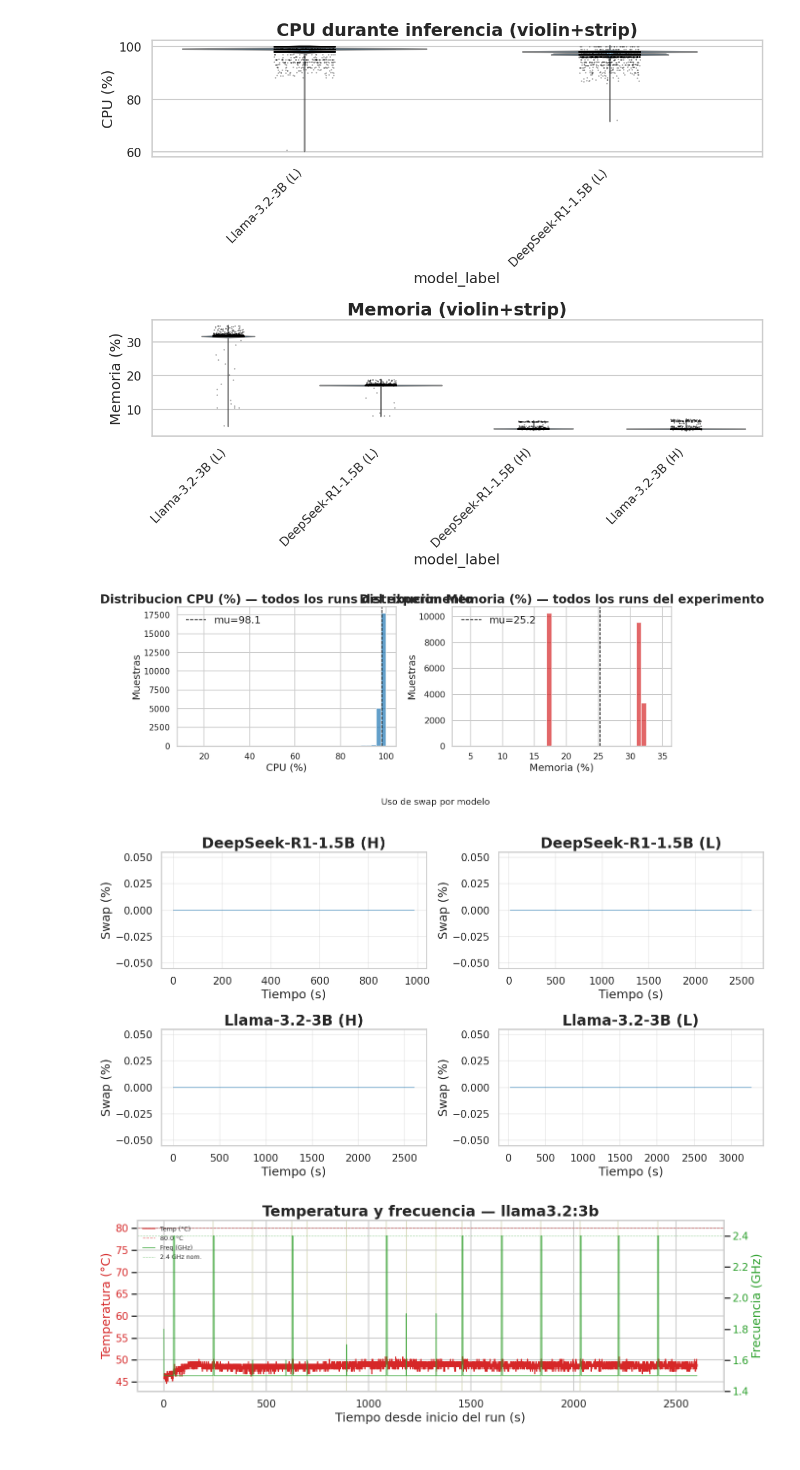
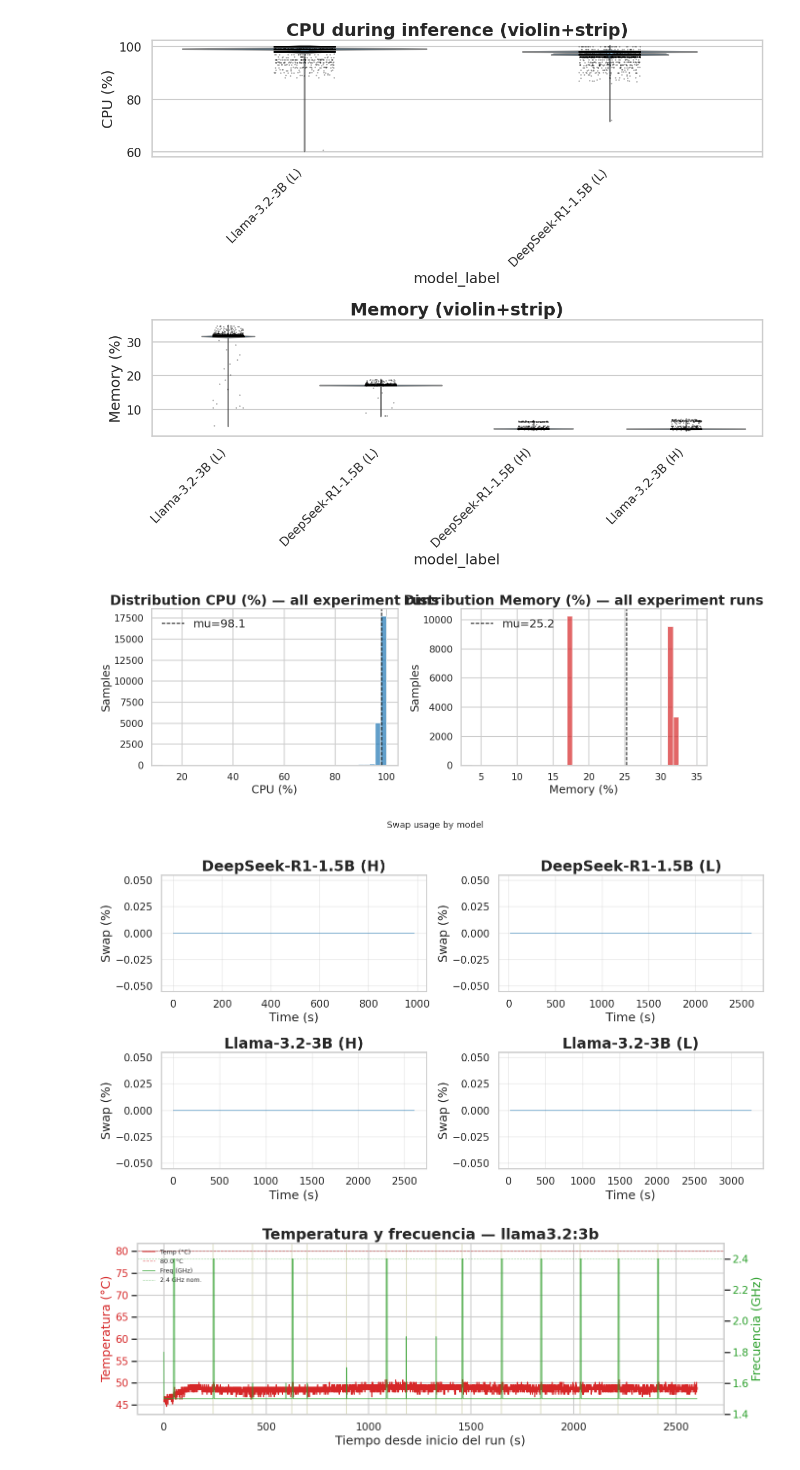
Before and after one commit to TFG-yisuscc/MonitorSystemVisualizer, a Jupyter notebook: notebooks/11_E5_hailo.ipynb, the cells around one changed output. Saved outputs shown, nothing was run; the diff lists cells and outputs as text; code cells hidden in the pictures.

```diff
--- a/notebooks/11_E5_hailo.ipynb
+++ b/notebooks/11_E5_hailo.ipynb
@@ -313,10 +313,10 @@ else:
 # %%
-# Fig 4 — Usabilidad: tok/s CPU vs Hailo con umbral T_hum
+# Fig 4 — Usability: tok/s CPU vs Hailo with T_hum threshold
 if not ex.empty:
     _cpu_ex4   = ex[~ex["accelerator"]].copy()
     _hailo_ex4 = ex[ex["accelerator"]].copy()
 
-    # Ordenar por tok/s CPU descendente
+    # Sort by tok/s CPU descending
     _order4 = (
         _cpu_ex4.sort_values("tokens_per_s_mean", ascending=False)["model_label"].tolist()
         + _hailo_ex4.sort_values("tokens_per_s_mean", ascending=False)["model_label"].tolist()
@@ -334,18 +334,18 @@ if not ex.empty:
             color=_palette4[_acc], alpha=0.85, label=_labels4[_acc],
         )
 
-    # Umbral T_hum
+    # T_hum threshold
     _t_hum_vals4 = ex[~ex["accelerator"] & ex["T_hum"].notna()]["T_hum"]
     if not _t_hum_vals4.empty:
         _t_hum4 = float(_t_hum_vals4.mean())
         ax.axvline(_t_hum4, ls="--", color="black", lw=1.5,
                    label=f"$T_{{hum}}$ = {_t_hum4:.1f} tok/s")
 
-    ax.set_xlabel("Rendimiento (tok/s)")
-    fig.suptitle("Usabilidad: ¿supera el umbral de lectura humana?", y=1.14, fontsize=12)
+    ax.set_xlabel("Performance (tok/s)")
+    fig.suptitle("Usability: does it exceed the human reading threshold?", y=1.14, fontsize=12)
     fig.legend(loc="upper center", bbox_to_anchor=(0.5, 1.06), ncol=3, frameon=False)
     fig.tight_layout()
     plt.show()
 else:
-    print("Sin datos")
+    print("No data")
 # %% [output]
@@ -474,5 +474,5 @@ else:
 # %%
-# Sección 5a — Boxplot CPU y Memoria
+# Section 5a — CPU and Memory boxplot
 _run_ids = ex["run_id"].tolist() if "run_id" in ex.columns else []
 hw_ex = hw_full[hw_full["run_id"].isin(_run_ids)] if "run_id" in hw_full.columns else pd.DataFrame()
 
@@ -483,20 +483,20 @@ if not hw_ex.empty:
                  .median().sort_values(ascending=False).index.tolist())
     sns.boxplot(data=active, x="model_label", y="cpu_usage_pct",
                 order=order_cpu, showfliers=False, ax=axes[0])
-    axes[0].set_title("CPU durante inferencia (muestras con CPU>50%)")
+    axes[0].set_title("CPU during inference (samples with CPU>50%)")
     axes[0].set_xlabel("")
     axes[0].set_xticklabels(axes[0].get_xticklabels(), rotation=45, ha='right')
     order_mem = (hw_ex.groupby("model_label")["mem_pct"]
                  .median().sort_values(ascending=False).index.tolist())
     sns.boxplot(data=hw_ex, x="model_label", y="mem_pct",
                 order=order_mem, showfliers=False, ax=axes[1])
-    axes[1].set_title("Distribución de memoria (%)")
+    axes[1].set_title("Memory distribution (%)")
     axes[1].set_xlabel("")
     axes[1].set_xticklabels(axes[1].get_xticklabels(), rotation=45, ha='right')
     fig.tight_layout()
     plt.show()
 
-    # Sección 5b — Violin + strip
+    # Section 5b — Violin + strip
     fig, axes = plt.subplots(2, 1, figsize=(12, 10))
     active = hw_ex[hw_ex["cpu_usage_pct"] > 50]
     order_cpu = (active.groupby("model_label")["cpu_usage_pct"]
@@ -508,7 +508,7 @@ if not hw_ex.empty:
         sns.stripplot(data=active, x="model_label", y="cpu_usage_pct",
                       order=order_cpu, size=2, alpha=0.3, color="black", ax=axes[0])
         axes[0].set_xticklabels(axes[0].get_xticklabels(), rotation=45, ha='right')
-        axes[0].set_title("CPU durante inferencia (violin+strip)")
+        axes[0].set_title("CPU during inference (violin+strip)")
         axes[0].set_ylabel("CPU (%)")
     order_mem = (hw_ex.groupby("model_label")["mem_pct"]
                  .median().sort_values(ascending=False).index)
@@ -517,16 +517,16 @@ if not hw_ex.empty:
     sns.stripplot(data=hw_ex, x="model_label", y="mem_pct",
                   order=order_mem, size=2, alpha=0.3, color="black", ax=axes[1])
     axes[1].set_xticklabels(axes[1].get_xticklabels(), rotation=45, ha='right')
-    axes[1].set_title("Memoria (violin+strip)")
-    axes[1].set_ylabel("Memoria (%)")
+    axes[1].set_title("Memory (violin+strip)")
+    axes[1].set_ylabel("Memory (%)")
     fig.tight_layout()
     plt.show()
 
-    # Sección 5c — Histogramas agregados
+    # Section 5c — Aggregated histograms
     fig, axes = plt.subplots(1, 2, figsize=(14, 5))
     for ax, (col, xlabel, color) in zip(axes, [
         ("cpu_usage_pct", "CPU (%)", "tab:blue"),
-        ("mem_pct", "Memoria (%)", "tab:red"),
+        ("mem_pct", "Memory (%)", "tab:red"),
     ]):
         active_hist = hw_ex[hw_ex["cpu_usage_pct"] > 10]
         data = active_hist[col].dropna()
@@ -535,11 +535,11 @@ if not hw_ex.empty:
             ax.axvline(data.mean(), color='black', ls='--', lw=1.5,
                        label=f"mu={data.mean():.1f}")
             ax.set_xlabel(xlabel)
-            ax.set_ylabel("Muestras")
-            ax.set_title(f"Distribucion {xlabel} — todos los runs del experimento")
+            ax.set_ylabel("Samples")
+            ax.set_title(f"Distribution {xlabel} — all experiment runs")
             ax.legend()
     fig.tight_layout()
     plt.show()
 else:
-    print("Sin datos de hardware para distribuciones CPU/Memoria")
+    print("No hardware data for CPU/Memory distributions")
 # %% [output]
@@ -547,7 +547,7 @@ else:
-[figure, old version]
+[figure, new version]
-[figure, old version]
+[figure, new version]
 # %%
-# Swap por modelo (small multiples)
+# Swap by model (small multiples)
 _run_ids = ex["run_id"].tolist() if "run_id" in ex.columns else []
 hw_ex = hw_full[hw_full["run_id"].isin(_run_ids)] if "run_id" in hw_full.columns else pd.DataFrame()
 
@@ -560,24 +560,24 @@ if not hw_ex.empty:
     for ax, model in zip(axes, models):
         hw_m = hw_ex[hw_ex["model_label"] == model]
         if hw_m.empty:
-            ax.text(0.5, 0.5, f"{model}\nSin datos", ha="center", va="center",
+            ax.text(0.5, 0.5, f"{model}\nNo data", ha="center", va="center",
                     transform=ax.transAxes)
             ax.set_axis_off()
             continue
         for rid in hw_m["run_id"].unique():
             sub = hw_m[hw_m["run_id"] == rid].sort_values("t_rel_s")
             ax.plot(sub["t_rel_s"].values, sub["swap_pct"].values, alpha=0.6, linewidth=1)
-        ax.set_xlabel("Tiempo (s)")
+        ax.set_xlabel("Time (s)")
         ax.set_ylabel("Swap (%)")
         ax.set_title(model, fontweight="bold")
         ax.grid(True, alpha=0.3)
     for ax in axes[len(models):]:
         ax.set_visible(False)
-    fig.suptitle("Uso de swap por modelo", fontsize=13, y=1.01)
+    fig.suptitle("Swap usage by model", fontsize=13, y=1.01)
     fig.tight_layout()
     plt.show()
 else:
-    print("Sin datos de hardware para swap")
+    print("No hardware data for swap")
 # %% [output]
-[figure, old version]
+[figure, new version]
 # %%
```
Also changed, not shown: parts of 30 cells of this notebook, 8 other files.
